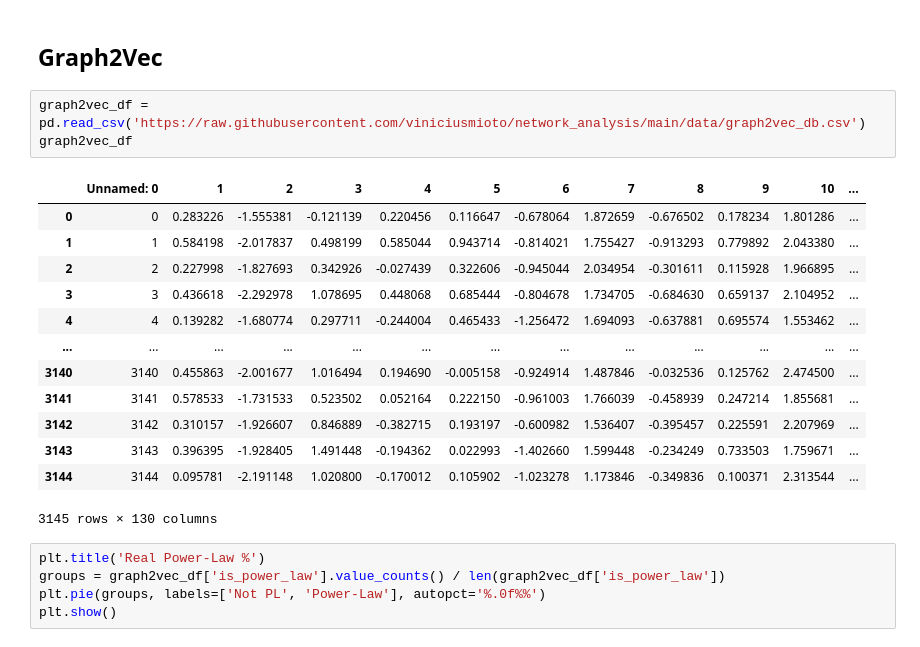
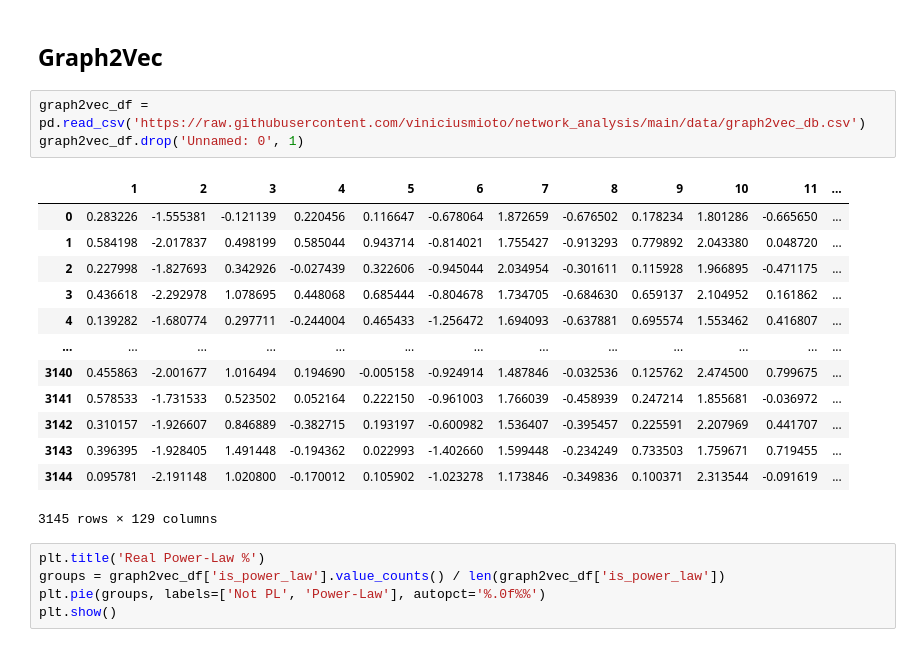
Before and after one commit to viniciusmioto/social_network_analysis, a Jupyter notebook: graph_clusters.ipynb, the cells around one changed output. Drawn from its saved outputs; the diff is of its cells as text.

Commit message:
graph2vec clusters

```diff
--- a/graph_clusters.ipynb
+++ b/graph_clusters.ipynb
@@ -70,21 +86,21 @@ plt.show()
 ## Graph2Vec
 # %%
 graph2vec_df = pd.read_csv('https://raw.githubusercontent.com/viniciusmioto/network_analysis/main/data/graph2vec_db.csv')
-graph2vec_df
+graph2vec_df.drop('Unnamed: 0', 1)
 # %% [output]
-|  | Unnamed: 0 | 1 | 2 | 3 | 4 | 5 | 6 | 7 | 8 | 9 | 10 | ... |
-| 0 | 0 | 0.283226 | -1.555381 | -0.121139 | 0.220456 | 0.116647 | -0.678064 | 1.872659 | -0.676502 | 0.178234 | 1.801286 | ... |
-| 1 | 1 | 0.584198 | -2.017837 | 0.498199 | 0.585044 | 0.943714 | -0.814021 | 1.755427 | -0.913293 | 0.779892 | 2.043380 | ... |
-| 2 | 2 | 0.227998 | -1.827693 | 0.342926 | -0.027439 | 0.322606 | -0.945044 | 2.034954 | -0.301611 | 0.115928 | 1.966895 | ... |
-| 3 | 3 | 0.436618 | -2.292978 | 1.078695 | 0.448068 | 0.685444 | -0.804678 | 1.734705 | -0.684630 | 0.659137 | 2.104952 | ... |
-| 4 | 4 | 0.139282 | -1.680774 | 0.297711 | -0.244004 | 0.465433 | -1.256472 | 1.694093 | -0.637881 | 0.695574 | 1.553462 | ... |
+|  | 1 | 2 | 3 | 4 | 5 | 6 | 7 | 8 | 9 | 10 | 11 | ... |
+| 0 | 0.283226 | -1.555381 | -0.121139 | 0.220456 | 0.116647 | -0.678064 | 1.872659 | -0.676502 | 0.178234 | 1.801286 | -0.665650 | ... |
+| 1 | 0.584198 | -2.017837 | 0.498199 | 0.585044 | 0.943714 | -0.814021 | 1.755427 | -0.913293 | 0.779892 | 2.043380 | 0.048720 | ... |
+| 2 | 0.227998 | -1.827693 | 0.342926 | -0.027439 | 0.322606 | -0.945044 | 2.034954 | -0.301611 | 0.115928 | 1.966895 | -0.471175 | ... |
+| 3 | 0.436618 | -2.292978 | 1.078695 | 0.448068 | 0.685444 | -0.804678 | 1.734705 | -0.684630 | 0.659137 | 2.104952 | 0.161862 | ... |
+| 4 | 0.139282 | -1.680774 | 0.297711 | -0.244004 | 0.465433 | -1.256472 | 1.694093 | -0.637881 | 0.695574 | 1.553462 | 0.416807 | ... |
 | ... | ... | ... | ... | ... | ... | ... | ... | ... | ... | ... | ... | ... |
-| 3140 | 3140 | 0.455863 | -2.001677 | 1.016494 | 0.194690 | -0.005158 | -0.924914 | 1.487846 | -0.032536 | 0.125762 | 2.474500 | ... |
-| 3141 | 3141 | 0.578533 | -1.731533 | 0.523502 | 0.052164 | 0.222150 | -0.961003 | 1.766039 | -0.458939 | 0.247214 | 1.855681 | ... |
-| 3142 | 3142 | 0.310157 | -1.926607 | 0.846889 | -0.382715 | 0.193197 | -0.600982 | 1.536407 | -0.395457 | 0.225591 | 2.207969 | ... |
-| 3143 | 3143 | 0.396395 | -1.928405 | 1.491448 | -0.194362 | 0.022993 | -1.402660 | 1.599448 | -0.234249 | 0.733503 | 1.759671 | ... |
-| 3144 | 3144 | 0.095781 | -2.191148 | 1.020800 | -0.170012 | 0.105902 | -1.023278 | 1.173846 | -0.349836 | 0.100371 | 2.313544 | ... |
+| 3140 | 0.455863 | -2.001677 | 1.016494 | 0.194690 | -0.005158 | -0.924914 | 1.487846 | -0.032536 | 0.125762 | 2.474500 | 0.799675 | ... |
+| 3141 | 0.578533 | -1.731533 | 0.523502 | 0.052164 | 0.222150 | -0.961003 | 1.766039 | -0.458939 | 0.247214 | 1.855681 | -0.036972 | ... |
+| 3142 | 0.310157 | -1.926607 | 0.846889 | -0.382715 | 0.193197 | -0.600982 | 1.536407 | -0.395457 | 0.225591 | 2.207969 | 0.441707 | ... |
+| 3143 | 0.396395 | -1.928405 | 1.491448 | -0.194362 | 0.022993 | -1.402660 | 1.599448 | -0.234249 | 0.733503 | 1.759671 | 0.719455 | ... |
+| 3144 | 0.095781 | -2.191148 | 1.020800 | -0.170012 | 0.105902 | -1.023278 | 1.173846 | -0.349836 | 0.100371 | 2.313544 | -0.091619 | ... |
-3145 rows × 130 columns
+3145 rows × 129 columns
 # %%
 plt.title('Real Power-Law %')
 groups = graph2vec_df['is_power_law'].value_counts() / len(graph2vec_df['is_power_law'])
```
Also changed, not shown: parts of 3 cells of this notebook.
